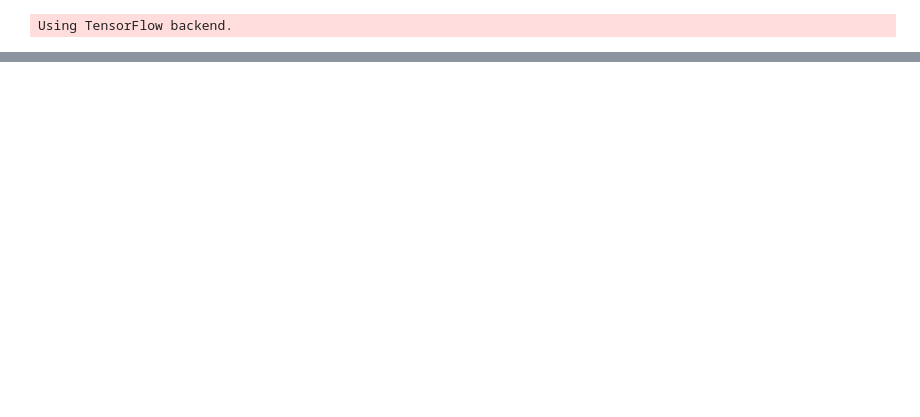
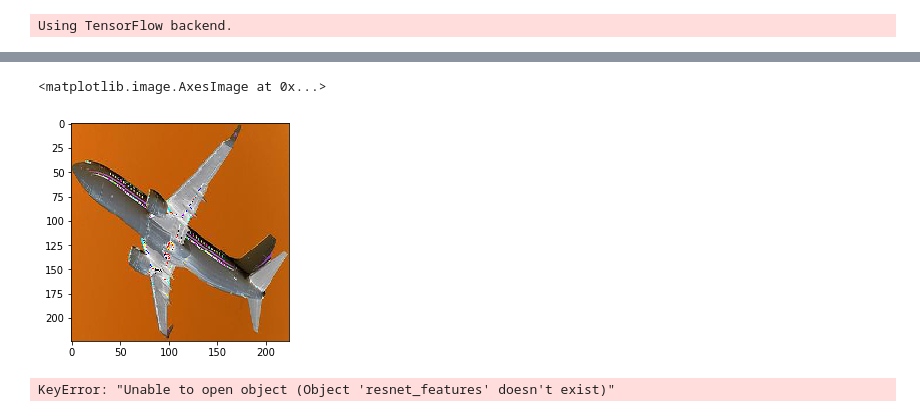
Before and after one commit to sergeyprokudin/BiternionNet, a Jupyter notebook: notebooks/Pascal3D preprocessing.ipynb, the cells around one changed output, grey strips where cells are left out. Cells and saved outputs as stored; diff of their text form; code cells hidden in the pictures; blank space fills up the shorter version.

```diff
--- a/notebooks/Pascal3D preprocessing.ipynb
+++ b/notebooks/Pascal3D preprocessing.ipynb
@@ -75,4 +98,4 @@ def prepare_pascal3d(data_path, out_path):
     return
 # %%
 data_path = '/home/sprokudin/RenderForCNN/data/real_images/'
-db_path = 'data/pascal3d.h5'
+db_path = '../data/pascal3d_new.h5'
@@ -99,4 +123,11 @@ loading labels from path : /home/sprokudin/RenderForCNN/data/real_images/voc12va
+# %%
+pascal_db = h5py.File(db_path, 'r')
+
+train_images = pascal_db['train/aeroplane/images']
 # %%
 import matplotlib.pyplot as plt
-
-%matplotlib notebook
+%matplotlib inline
+plt.imshow(train_images[0])
+# %% [output]
+<matplotlib.image.AxesImage at 0x...>
+[figure, added]
@@ -105,0 +136,4 @@ data_file.close()
+# %%
+pascal_db['train/aeroplane/resnet_features']
+# %% [output]
+KeyError: "Unable to open object (Object 'resnet_features' doesn't exist)"
```
Also changed, not shown: parts of 5 cells of this notebook, 2 other files.
